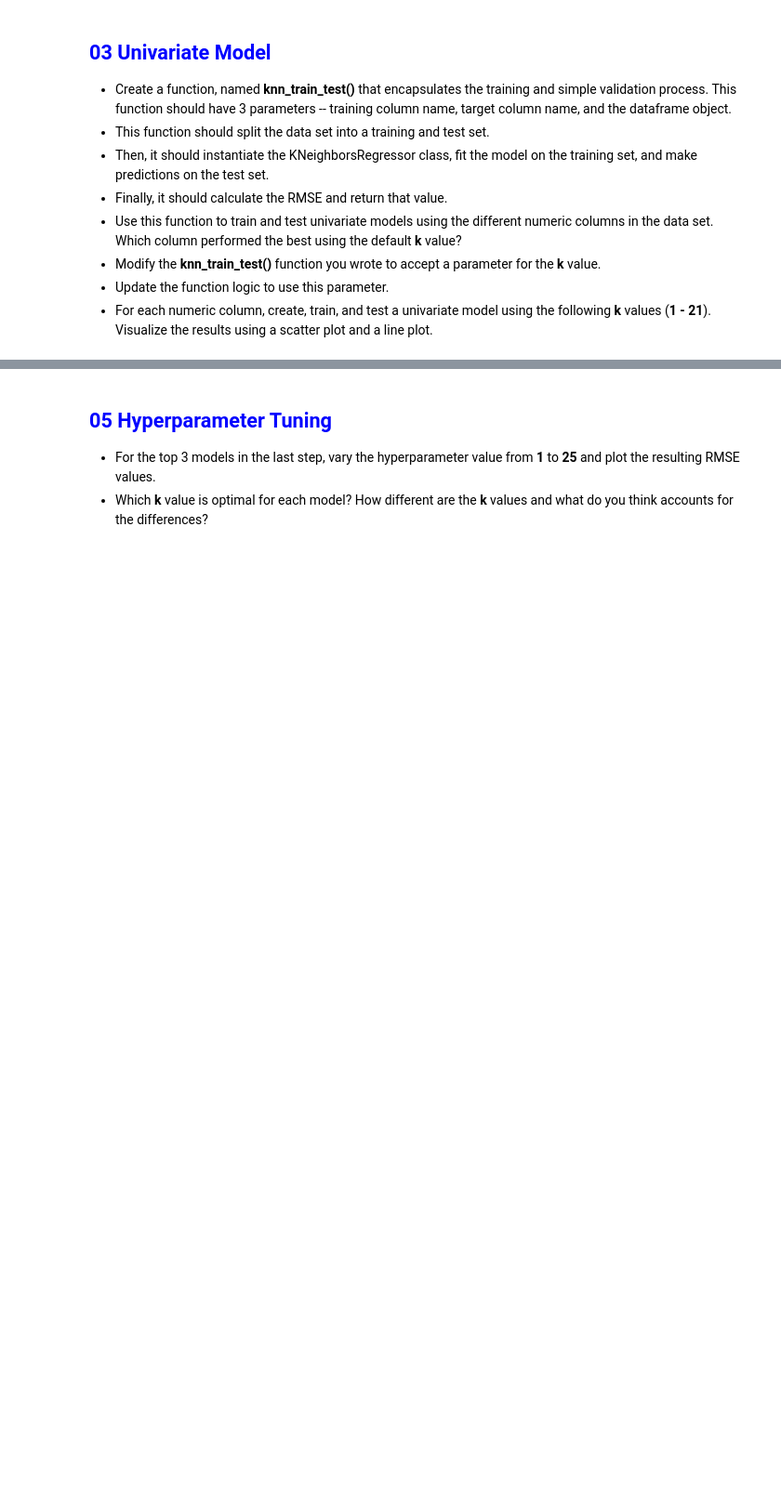
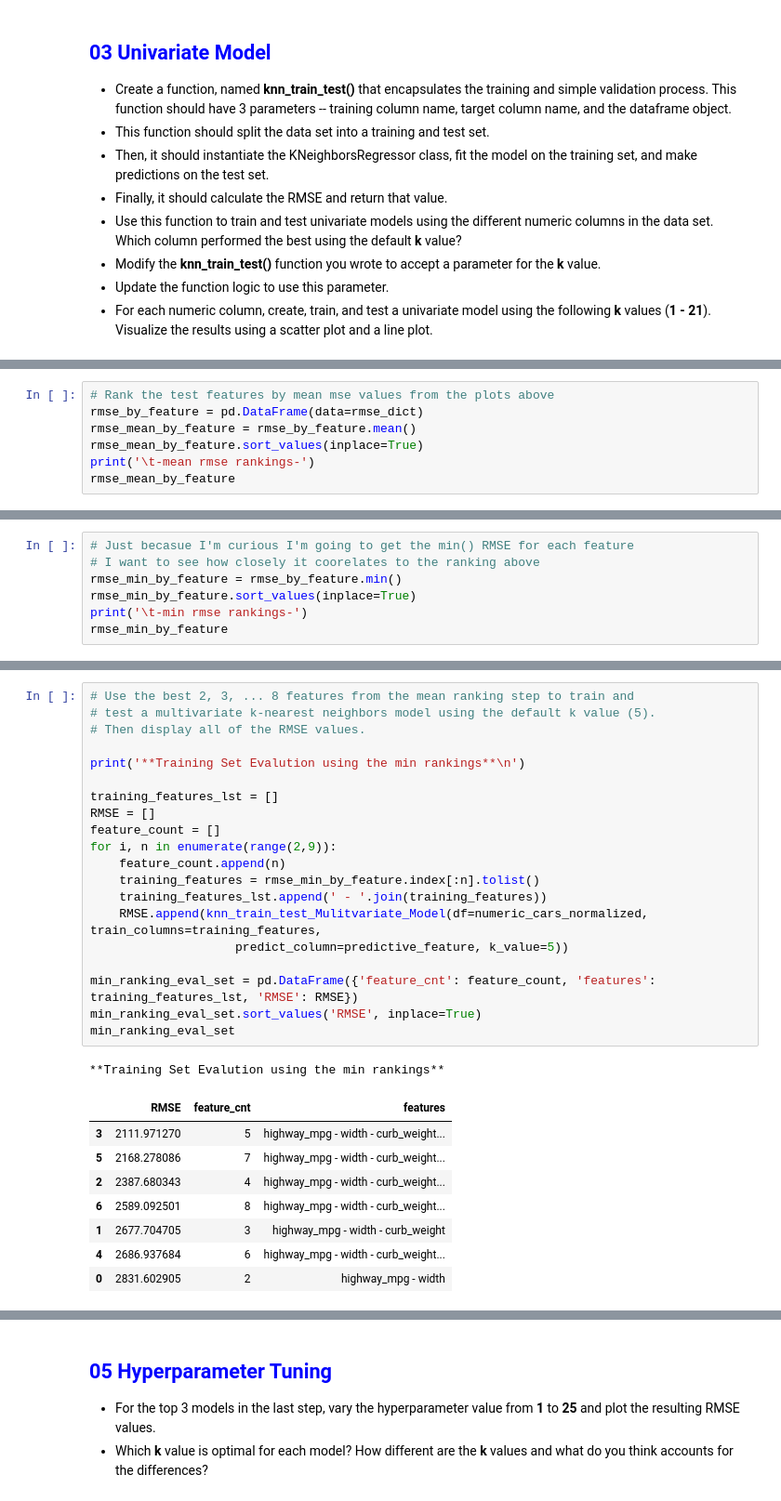
Before and after one commit to kitestring/DataQuest, a Jupyter notebook: 06_MachineLearning/01_ML_Fundamentals/06_GuidedProject_PredictingCarPrices/PredictingCarPrices.ipynb, the cells around one changed output, grey strips where cells are left out. Shown: that part at 93% size. Saved outputs shown, nothing was run; the diff lists cells and outputs as text; blank space fills up the shorter version.

```diff
--- a/06_MachineLearning/01_ML_Fundamentals/06_GuidedProject_PredictingCarPrices/PredictingCarPrices.ipynb
+++ b/06_MachineLearning/01_ML_Fundamentals/06_GuidedProject_PredictingCarPrices/PredictingCarPrices.ipynb
@@ -340,0 +376,7 @@ plt.show()
+# %%
+# Rank the test features by mean mse values from the plots above
+rmse_by_feature = pd.DataFrame(data=rmse_dict)
+rmse_mean_by_feature = rmse_by_feature.mean()
+rmse_mean_by_feature.sort_values(inplace=True)
+print('\t-mean rmse rankings-')
+rmse_mean_by_feature
@@ -340,0 +399,7 @@ plt.show()
+# %%
+# Just becasue I'm curious I'm going to get the min() RMSE for each feature
+# I want to see how closely it coorelates to the ranking above
+rmse_min_by_feature = rmse_by_feature.min()
+rmse_min_by_feature.sort_values(inplace=True)
+print('\t-min rmse rankings-')
+rmse_min_by_feature
@@ -340,0 +425,30 @@ plt.show()
+# %%
+# Use the best 2, 3, ... 8 features from the mean ranking step to train and
+# test a multivariate k-nearest neighbors model using the default k value (5).
+# Then display all of the RMSE values.
+
+print('**Training Set Evalution using the min rankings**\n')
+
+training_features_lst = []
+RMSE = []
+feature_count = []
+for i, n in enumerate(range(2,9)):
+    feature_count.append(n)
+    training_features = rmse_min_by_feature.index[:n].tolist()
+    training_features_lst.append(' - '.join(training_features))
+    RMSE.append(knn_train_test_Mulitvariate_Model(df=numeric_cars_normalized, train_columns=training_features,
+                    predict_column=predictive_feature, k_value=5))
+
+min_ranking_eval_set = pd.DataFrame({'feature_cnt': feature_count, 'features': training_features_lst, 'RMSE': RMSE})
+min_ranking_eval_set.sort_values('RMSE', inplace=True)
+min_ranking_eval_set
+# %% [output]
+**Training Set Evalution using the min rankings**
+|  | RMSE | feature_cnt | features |
+| 3 | 2111.971270 | 5 | highway_mpg - width - curb_weight... |
+| 5 | 2168.278086 | 7 | highway_mpg - width - curb_weight... |
+| 2 | 2387.680343 | 4 | highway_mpg - width - curb_weight... |
+| 6 | 2589.092501 | 8 | highway_mpg - width - curb_weight... |
+| 1 | 2677.704705 | 3 | highway_mpg - width - curb_weight |
+| 4 | 2686.937684 | 6 | highway_mpg - width - curb_weight... |
+| 0 | 2831.602905 | 2 | highway_mpg - width |
```
Also changed, not shown: parts of 14 cells of this notebook, 4 other files.
